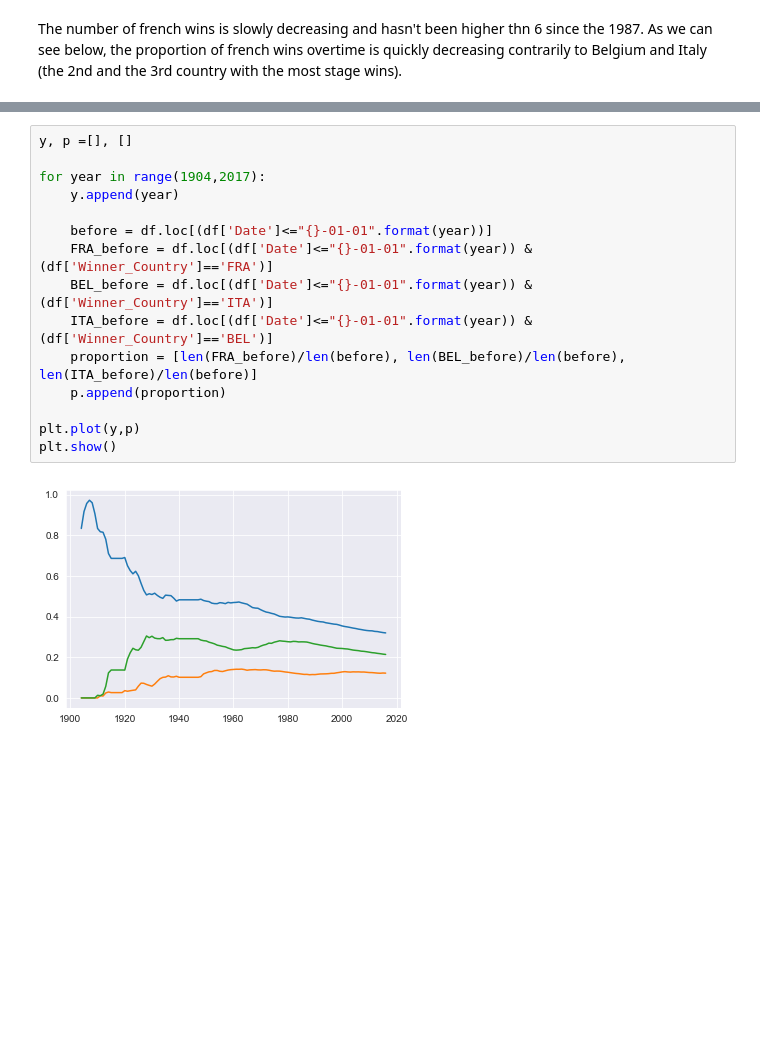
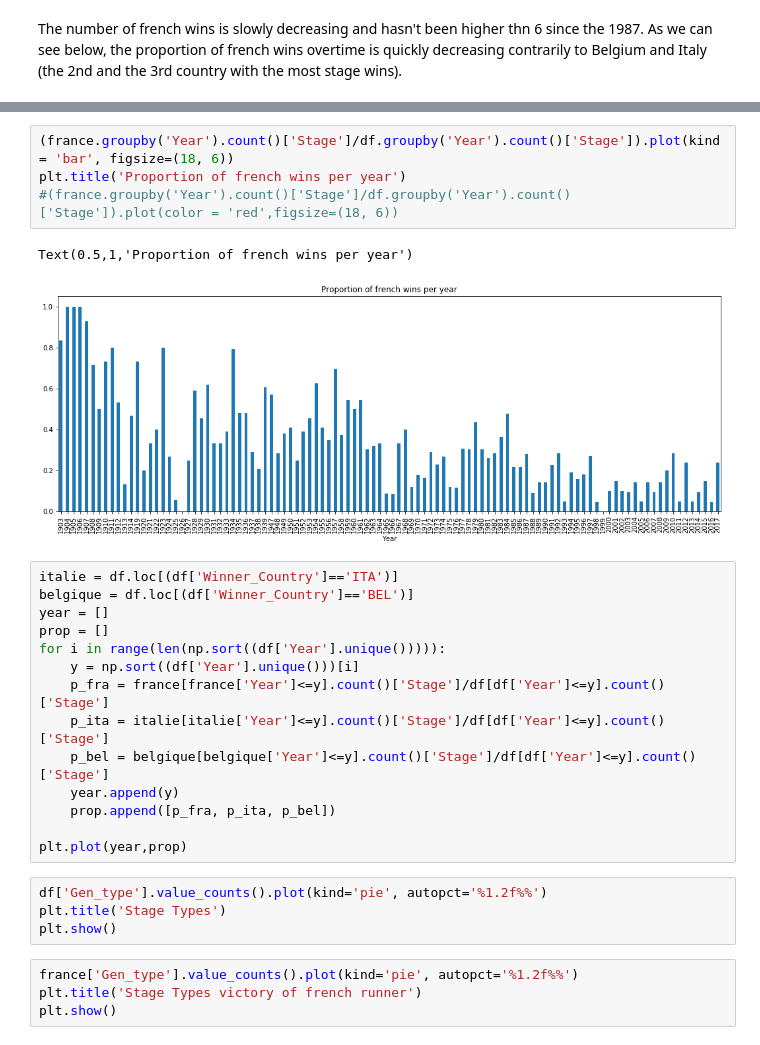
Before and after one commit to r-jaylet/Tour_de_France, a Jupyter notebook: Tour.ipynb, the cells around one changed output, grey strips where cells are left out. Saved outputs shown, nothing was run; the diff lists cells and outputs as text; blank space fills up the shorter version.

```diff
--- a/Tour.ipynb
+++ b/Tour.ipynb
@@ -76,17 +61,29 @@ plt.show()
-# %%
-y, p =[], []
-
-for year in range(1904,2017):
-    y.append(year)
-
-    before = df.loc[(df['Date']<="{}-01-01".format(year))]
-    FRA_before = df.loc[(df['Date']<="{}-01-01".format(year)) & (df['Winner_Country']=='FRA')]
-    BEL_before = df.loc[(df['Date']<="{}-01-01".format(year)) & (df['Winner_Country']=='ITA')]
-    ITA_before = df.loc[(df['Date']<="{}-01-01".format(year)) & (df['Winner_Country']=='BEL')]
-    proportion = [len(FRA_before)/len(before), len(BEL_before)/len(before), len(ITA_before)/len(before)]
-    p.append(proportion)
-
-plt.plot(y,p)
-plt.show()
-# %% [output]
-[figure, removed]
+# %%
+(france.groupby('Year').count()['Stage']/df.groupby('Year').count()['Stage']).plot(kind = 'bar', figsize=(18, 6))
+plt.title('Proportion of french wins per year')
+#(france.groupby('Year').count()['Stage']/df.groupby('Year').count()['Stage']).plot(color = 'red',figsize=(18, 6))
+# %% [output]
+Text(0.5,1,'Proportion of french wins per year')
+[figure, added]
+# %%
+italie = df.loc[(df['Winner_Country']=='ITA')]
+belgique = df.loc[(df['Winner_Country']=='BEL')]
+year = []
+prop = []
+for i in range(len(np.sort((df['Year'].unique())))):
+    y = np.sort((df['Year'].unique()))[i]
+    p_fra = france[france['Year']<=y].count()['Stage']/df[df['Year']<=y].count()['Stage']
+    p_ita = italie[italie['Year']<=y].count()['Stage']/df[df['Year']<=y].count()['Stage']
+    p_bel = belgique[belgique['Year']<=y].count()['Stage']/df[df['Year']<=y].count()['Stage']
+    year.append(y)
+    prop.append([p_fra, p_ita, p_bel])
+
+plt.plot(year,prop)
+# %%
+df['Gen_type'].value_counts().plot(kind='pie', autopct='%1.2f%%')
+plt.title('Stage Types')
+plt.show()
+# %%
+france['Gen_type'].value_counts().plot(kind='pie', autopct='%1.2f%%')
+plt.title('Stage Types victory of french runner')
+plt.show()
```
Also changed, not shown: parts of 18 cells of this notebook.
